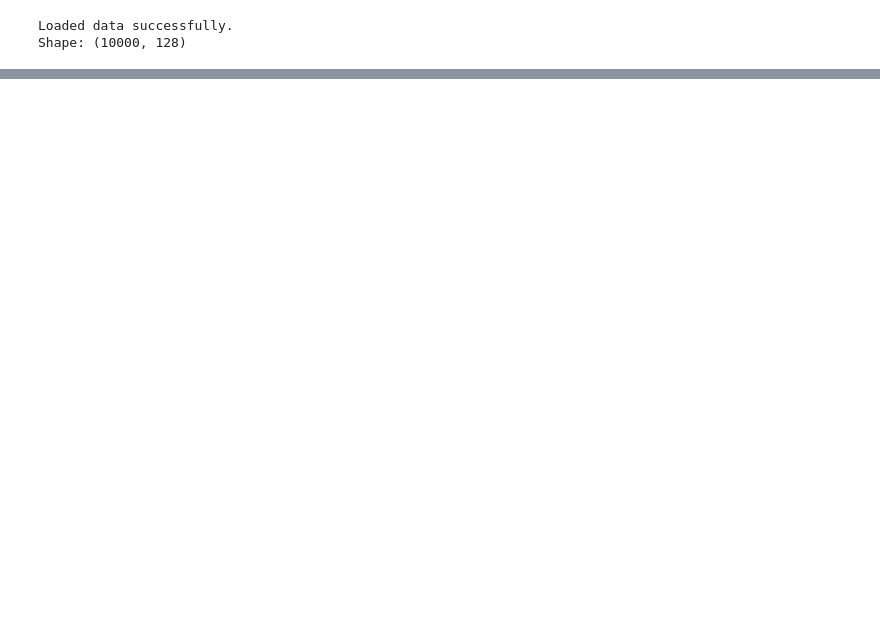
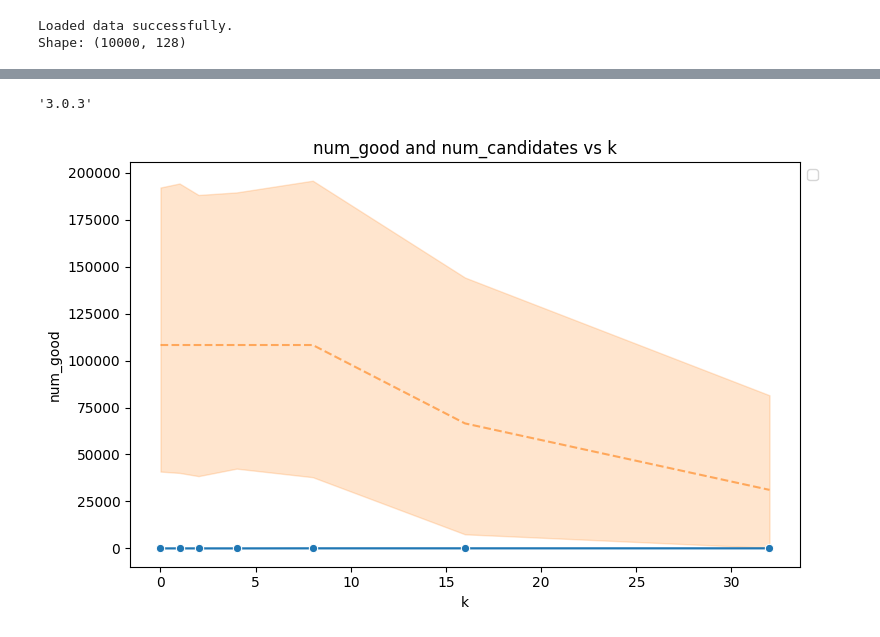
Before and after one commit to Thermite10k/simhash, a Jupyter notebook: thirdAssignment.ipynb, the cells around one changed output, grey strips where cells are left out. Cells and saved outputs as stored; diff of their text form; code cells hidden in the pictures; blank space fills up the shorter version.

Commit message:
Added plots

```diff
--- a/thirdAssignment.ipynb
+++ b/thirdAssignment.ipynb
@@ -210,0 +249,21 @@ KeyboardInterrupt:
+# %%
+import pandas as pd
+pd.__version__
+# %% [output]
+'3.0.3'
+# %%
+df = pd.read_pickle("res2.pkl")
+# %%
+import seaborn as sns
+import matplotlib.pyplot as plt
+
+# assume df is your results DataFrame
+plt.figure(figsize=(8,5))
+sns.lineplot(data=df, x='k', y='num_good', marker='o')
+sns.lineplot(data=df, x='k', y='num_candidates', linestyle='--', alpha=0.6)
+plt.yscale('linear')
+plt.title('num_good and num_candidates vs k')
+plt.legend(loc='upper left', bbox_to_anchor=(1,1))
+plt.tight_layout()
+# %% [output]
+[figure, added]
```
Also changed, not shown: parts of 15 cells of this notebook.
